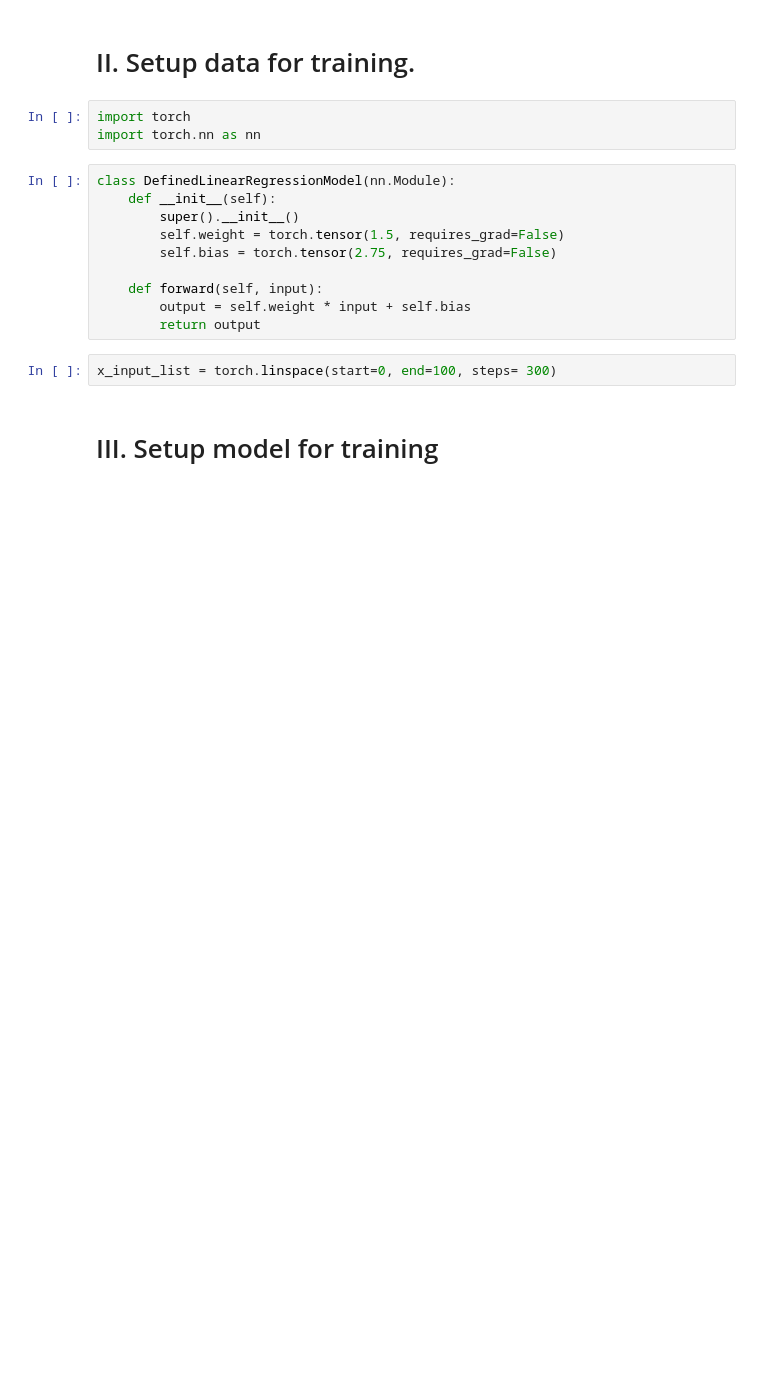
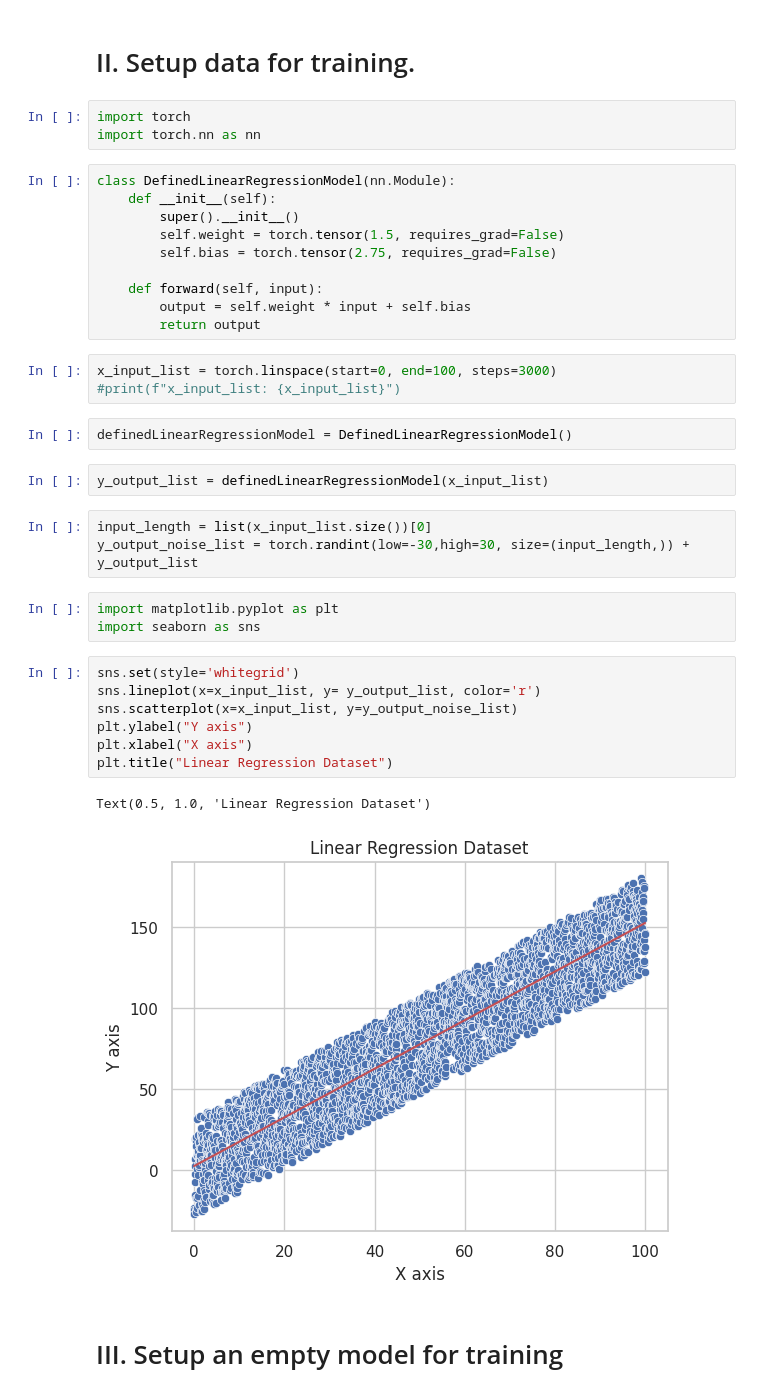
Before and after one commit to nguyenvinhlinh/jupyter-lab-collection, a Jupyter notebook: notebooks/0001-Linear Regression model.ipynb, the cells around one changed output. Saved outputs shown, nothing was run; the diff lists cells and outputs as text; blank space fills up the shorter version.

```diff
--- a/notebooks/0001-Linear Regression model.ipynb
+++ b/notebooks/0001-Linear Regression model.ipynb
@@ -21,6 +21,27 @@ class DefinedLinearRegressionModel(nn.Module):
         output = self.weight * input + self.bias
         return output
 # %%
-x_input_list = torch.linspace(start=0, end=100, steps= 300)
+x_input_list = torch.linspace(start=0, end=100, steps=3000)
+#print(f"x_input_list: {x_input_list}")
-# %% [markdown]
-# III. Setup model for training
+# %%
+definedLinearRegressionModel = DefinedLinearRegressionModel()
+# %%
+y_output_list = definedLinearRegressionModel(x_input_list)
+# %%
+input_length = list(x_input_list.size())[0]
+y_output_noise_list = torch.randint(low=-30,high=30, size=(input_length,)) + y_output_list
+# %%
+import matplotlib.pyplot as plt
+import seaborn as sns
+# %%
+sns.set(style='whitegrid')
+sns.lineplot(x=x_input_list, y= y_output_list, color='r')
+sns.scatterplot(x=x_input_list, y=y_output_noise_list)
+plt.ylabel("Y axis")
+plt.xlabel("X axis")
+plt.title("Linear Regression Dataset")
+# %% [output]
+Text(0.5, 1.0, 'Linear Regression Dataset')
+[figure, added]
+# %% [markdown]
+# III. Setup an empty model for training
```
Also changed, not shown: parts of 11 cells of this notebook, 3 other files.
